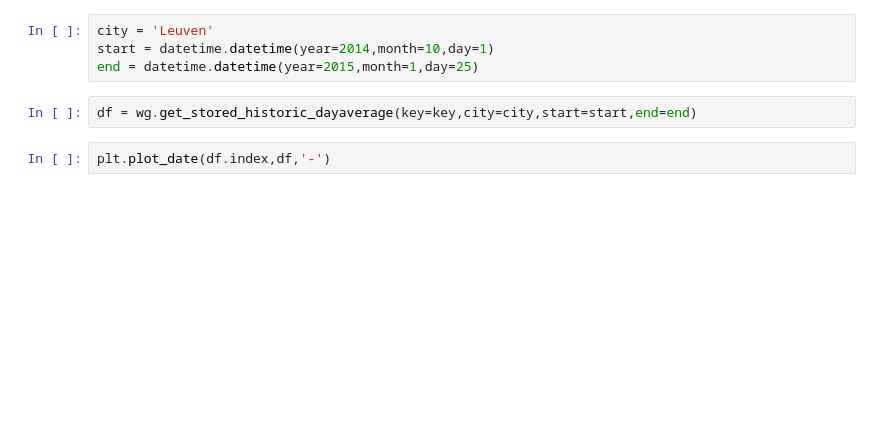
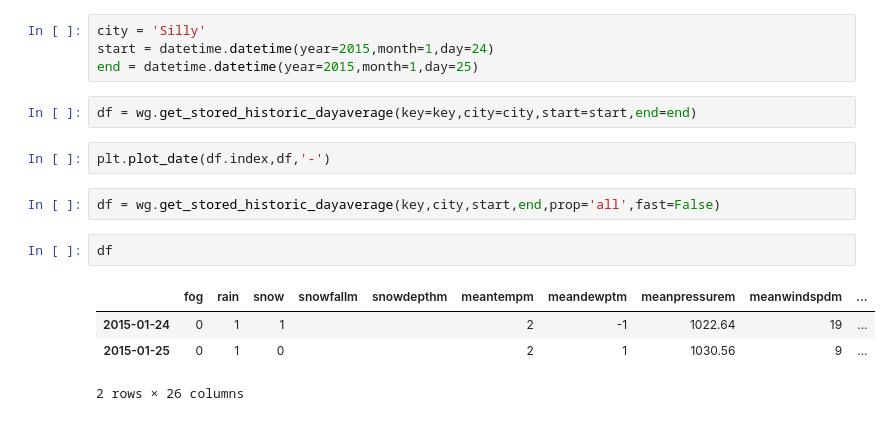
Before and after one commit to JrtPec/opengrid, a Jupyter notebook: test_scripts/Wunderground Daily Avg Fetch Test.ipynb, the cells around one changed output. Cells and saved outputs as stored; diff of their text form; blank space fills up the shorter version.

```diff
--- a/test_scripts/Wunderground Daily Avg Fetch Test.ipynb
+++ b/test_scripts/Wunderground Daily Avg Fetch Test.ipynb
@@ -21,10 +21,19 @@ path_to_data = c.get('data', 'folder')
 %matplotlib inline
 plt.rcParams['figure.figsize'] = 16,8
 # %%
-city = 'Leuven'
-start = datetime.datetime(year=2014,month=10,day=1)
+city = 'Silly'
+start = datetime.datetime(year=2015,month=1,day=24)
 end = datetime.datetime(year=2015,month=1,day=25)
 # %%
 df = wg.get_stored_historic_dayaverage(key=key,city=city,start=start,end=end)
 # %%
 plt.plot_date(df.index,df,'-')
+# %%
+df = wg.get_stored_historic_dayaverage(key,city,start,end,prop='all',fast=False)
+# %%
+df
+# %% [output]
+|  | fog | rain | snow | snowfallm | snowdepthm | meantempm | meandewptm | meanpressurem | meanwindspdm | ... |
+| 2015-01-24 | 0 | 1 | 1 |  |  | 2 | -1 | 1022.64 | 19 | ... |
+| 2015-01-25 | 0 | 1 | 0 |  |  | 2 | 1 | 1030.56 | 9 | ... |
+2 rows × 26 columns
```
Also changed, not shown: 3 other files.
